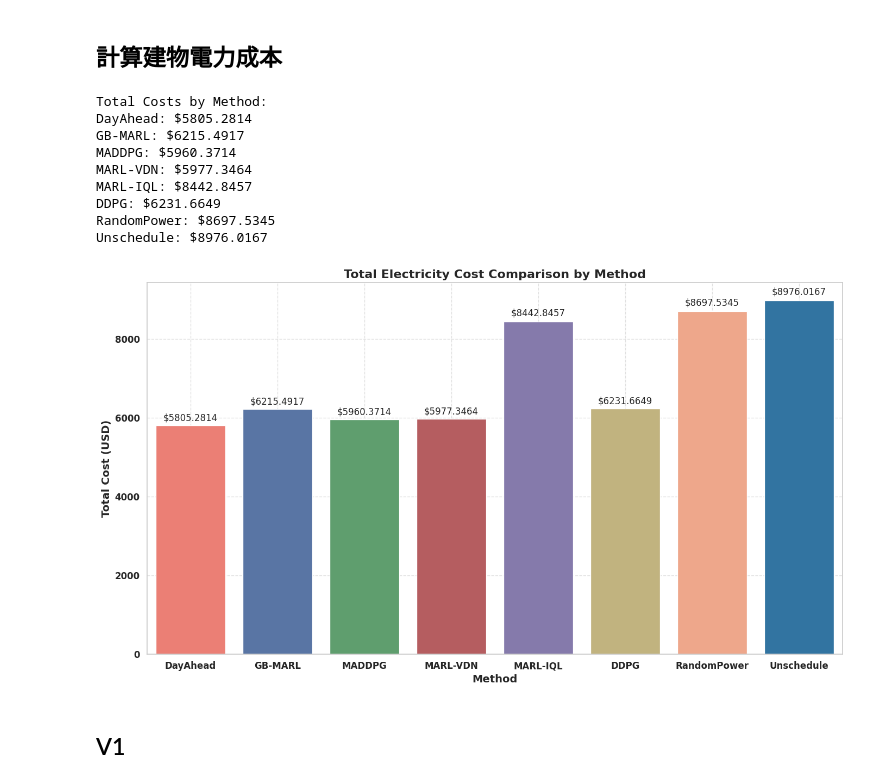
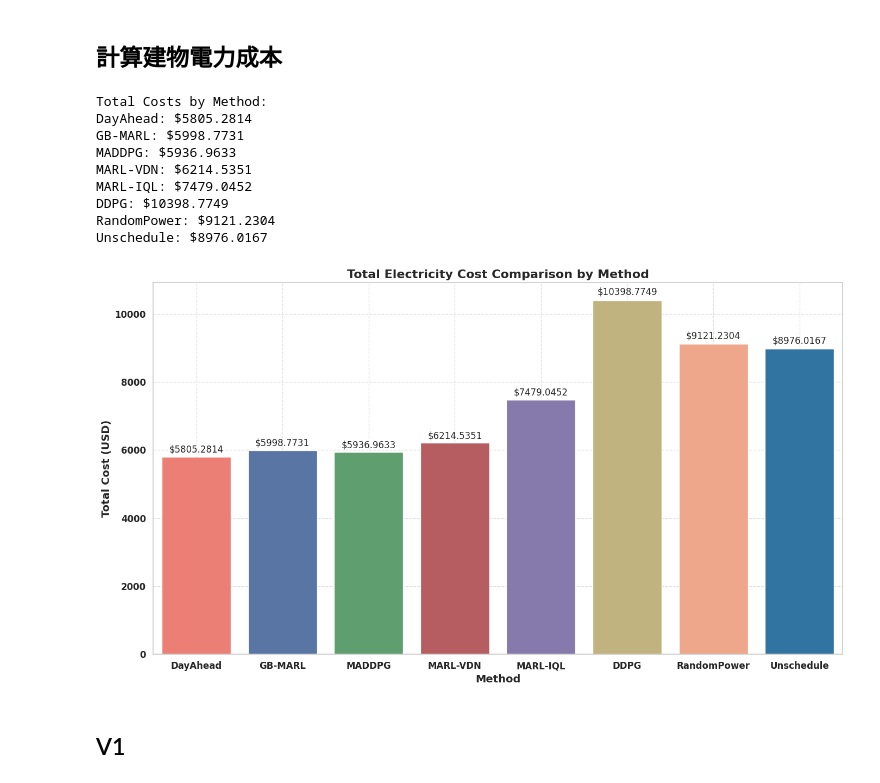
Before and after one commit to carlwang49/MY_WORK, a Jupyter notebook: Evaluation.ipynb, the cells around one changed output. Cells and saved outputs as stored; diff of their text form; code cells hidden in the pictures.

Commit message:
test GB-MARL-v2.1

```diff
--- a/Evaluation.ipynb
+++ b/Evaluation.ipynb
@@ -196,14 +196,14 @@ soc_file = '/soc_history.csv'
 charging_file = '/charging_records.csv'
 
 
-DayAhead_dir = './Result/DayAhead_09-01_09-30_num10_sim_v2/1'
-GB_MARL_dir = './Result/GB-MARL-v2.1_alpha0.5_beta0.1_num10_s0/27'
-MADDPG_dir = './Results/MADDPG_07-01_09-01_10_sim_v2/1'
-VDN_dir = './Result/VDN-MARL_alpha0.5_beta0.5_num10_sim_v2/3'
-IQL_dir = './Result/IQL-MARL_07-01_09-01_10_sim_v2/3'
-DDPG_dir = './Result/DDPG_alpha0.5_beta0.1_10_sim_v0/2'
-Random_dir = './Result/RandomPower_09-01_09-30_10_sim_v2/3'
-Unschedule_dir = './Result/Unschedule_09-01_09-30_10_sim_v2/3'
+DayAhead_dir = './Result/DayAhead_09-01_09-30_num10_sim_v1/3'
+GB_MARL_dir = './Result/GB-MARL-v2.1_alpha0.5_beta0.1_num10_s1/1'
+MADDPG_dir = './Results/MADDPG_07-01_09-01_10_sim_v1/7'
+VDN_dir = './Result/VDN-MARL_alpha0.5_beta0.1_num10_sim_v1/1'
+IQL_dir = './Result/IQL-MARL_07-01_09-01_10_sim_v1/3'
+DDPG_dir = './Result/DDPG_alpha0.5_beta0.1_10_sim_v1/1'
+Random_dir = './Result/RandomPower_09-01_09-30_10_sim_v1/18'
+Unschedule_dir = './Result/Unschedule_09-01_09-30_10_sim_v1/3'
 
 DayAhead_building_file = DayAhead_dir + building_file
 GB_MARL_building_file = GB_MARL_dir + test_building_file
@@ -290,40 +290,40 @@ plt.show()
 #             f'${height:.4f}', ha='center', va='bottom', fontsize=12)
 #     print(f'{method_names[bars.patches.index(bar)]}: ${height:.4f}')
 
 # plt.xticks(fontsize=12, fontweight='bold')
 # plt.yticks(fontsize=12, fontweight='bold')
 # plt.tight_layout()
 # plt.show()
 
 
 # fig, ax = plt.subplots(figsize=(14, 8))
 # bars = sns.barplot(x=method_names, y=current_tariffs, palette=colors, ax=ax)
 
 # ax.set_xlabel('Method', fontsize=14, fontweight='bold')
 # ax.set_ylabel('Current Tariff (USD)', fontsize=14, fontweight='bold')
 # ax.set_title('Current Tariff Comparison by Method', fontsize=16, fontweight='bold')
 # ax.grid(True, linestyle='--', alpha=0.6)
 
 # for bar, yval in zip(bars.patches, current_tariffs):
 #     height = bar.get_height()
 #     ax.text(bar.get_x() + bar.get_width()/2, height + 0.01 * height, f'${height:.2f}', ha='center', va='bottom', fontsize=12)
 
 # plt.xticks(fontsize=12, fontweight='bold')
 # plt.yticks(fontsize=12, fontweight='bold')
 # plt.tight_layout()
 
 # plt.show()
 # %% [output]
 Total Costs by Method:
 DayAhead: $5805.2814
-GB-MARL: $6215.4917
-MADDPG: $5960.3714
-MARL-VDN: $5977.3464
-MARL-IQL: $8442.8457
-DDPG: $6231.6649
-RandomPower: $8697.5345
+GB-MARL: $5998.7731
+MADDPG: $5936.9633
+MARL-VDN: $6214.5351
+MARL-IQL: $7479.0452
+DDPG: $10398.7749
+RandomPower: $9121.2304
 Unschedule: $8976.0167
-[figure, old version]
+[figure, new version]
 # %% [markdown]
 ## V1
 # %%
```
Also changed, not shown: parts of 7 cells of this notebook, 1 other file.
